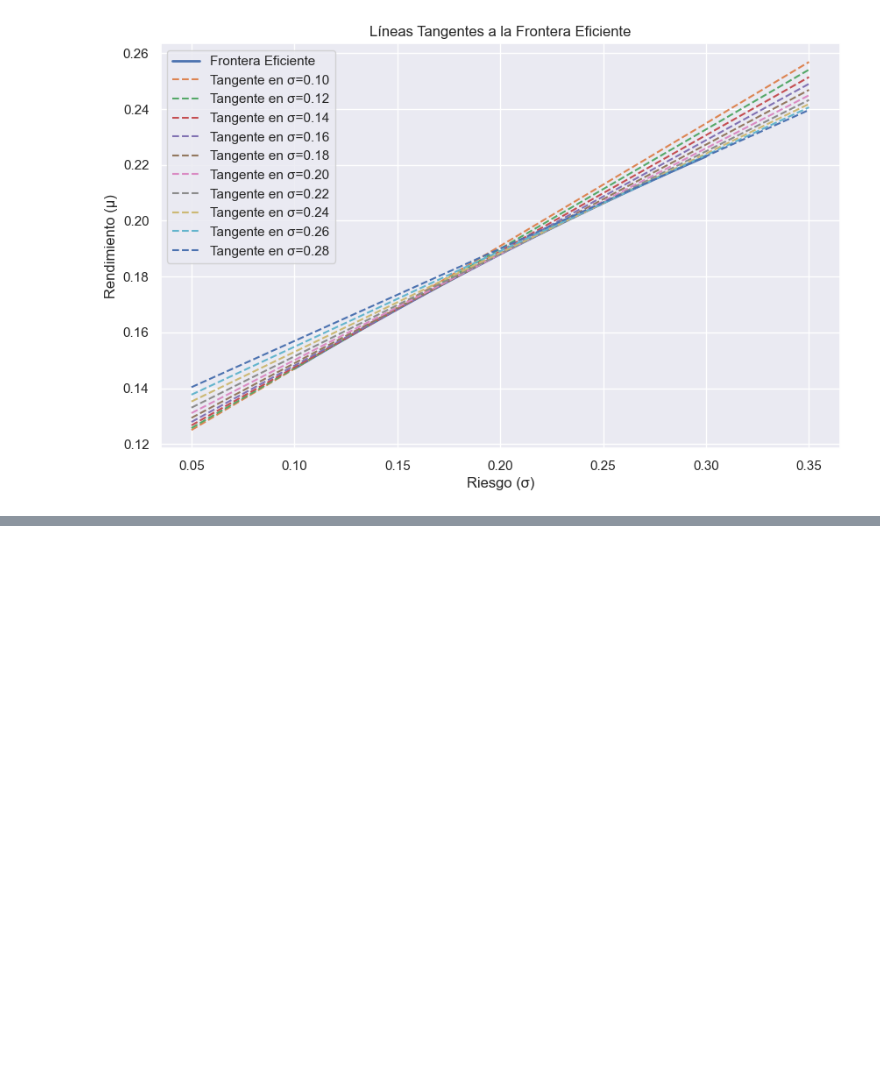
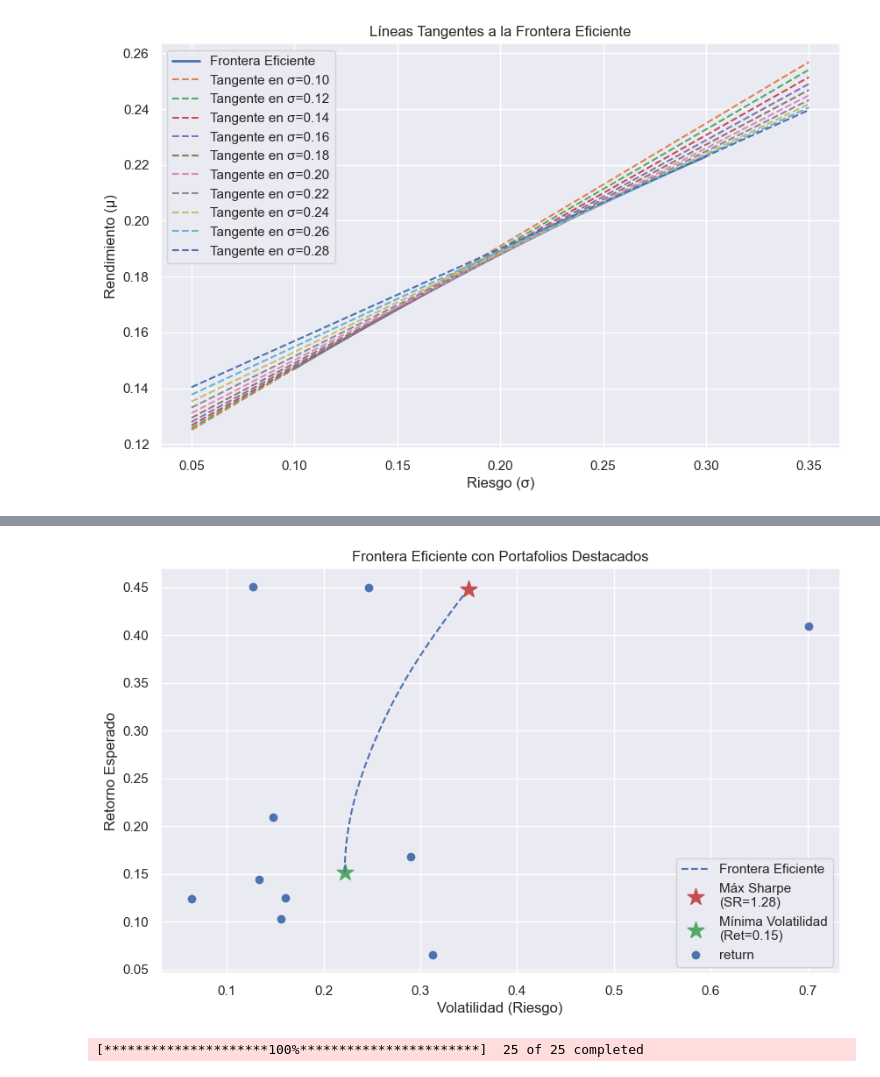
Before and after one commit to DaveQuant/Mathematical-Models-For-Pricing-Options, a Jupyter notebook: efficient_frontier.ipynb, the cells around one changed output, grey strips where cells are left out. Drawn from its saved outputs; the diff is of its cells as text; code cells hidden in the pictures; blank space fills up the shorter version.

```diff
--- a/efficient_frontier.ipynb
+++ b/efficient_frontier.ipynb
@@ -442,0 +528,35 @@ plt.show()
+# %%
+returns_risk = pd.DataFrame(mu, columns=['return'])
+returns_risk['risk'] = np.diag(S)
+# %%
+plt.figure(figsize=(10, 6))
+plt.plot(volatilities, returns_list, "b--", label="Frontera Eficiente")
+plt.scatter(vol_max, ret_max, marker="*", color="r", s=200, label=f"Máx Sharpe\n(SR={sr_max:.2f})")
+plt.scatter(vol_min, ret_min, marker="*", color="g", s=200, label=f"Mínima Volatilidad\n(Ret={ret_min:.2f})")
+plt.scatter(data= returns_risk, x = 'risk', y = 'return')
+plt.xlabel("Volatilidad (Riesgo)")
+plt.ylabel("Retorno Esperado")
+plt.title("Frontera Eficiente con Portafolios Destacados")
+plt.legend()
+plt.grid(True)
+plt.show()
+# %% [output]
+[figure, added]
+# %%
+import riskfolio as rp
+import yfinance as yf
+import pandas as pd
+import matplotlib.pyplot as plt
+
+# 1. Definir la lista de activos
+tickers = ['JCI', 'TGT', 'CMCSA', 'CPB', 'MO', 'APA', 'MMC', 'JPM',
+          'ZION', 'PSA', 'BAX', 'BMY', 'LUV', 'PCAR', 'TXT', 'TMO',
+          'DE', 'MSFT', 'HPQ', 'SEE', 'VZ', 'CNP', 'NI', 'T', 'BA']
+
+# 2. Descargar datos históricos (precio ajustado)
+data = yf.download(tickers, start='2020-01-01', end='2023-01-01')['Close']
+
+# 3. Calcular los rendimientos diarios y eliminar valores nulos
+returns = data.pct_change().dropna()
+# %% [output]
+[*********************100%***********************]  25 of 25 completed
```
Also changed, not shown: parts of 23 cells of this notebook.
